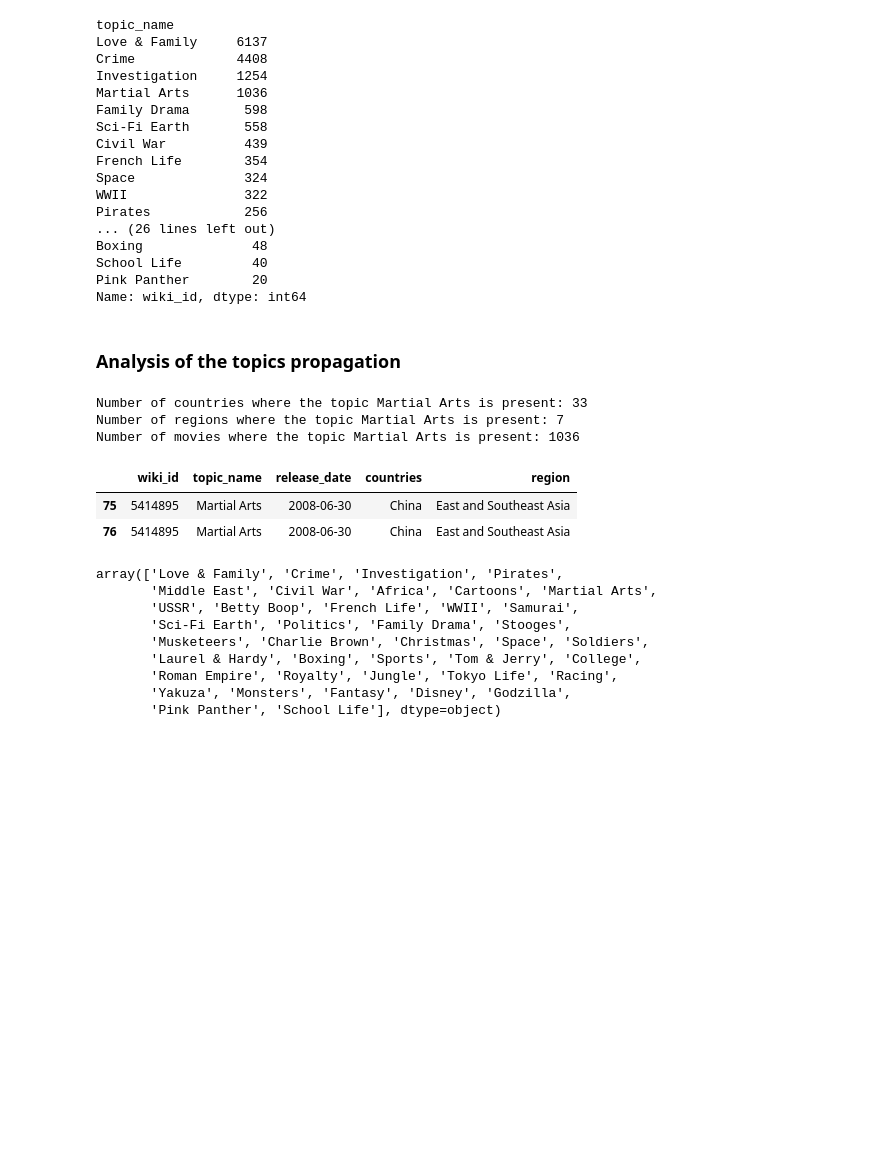
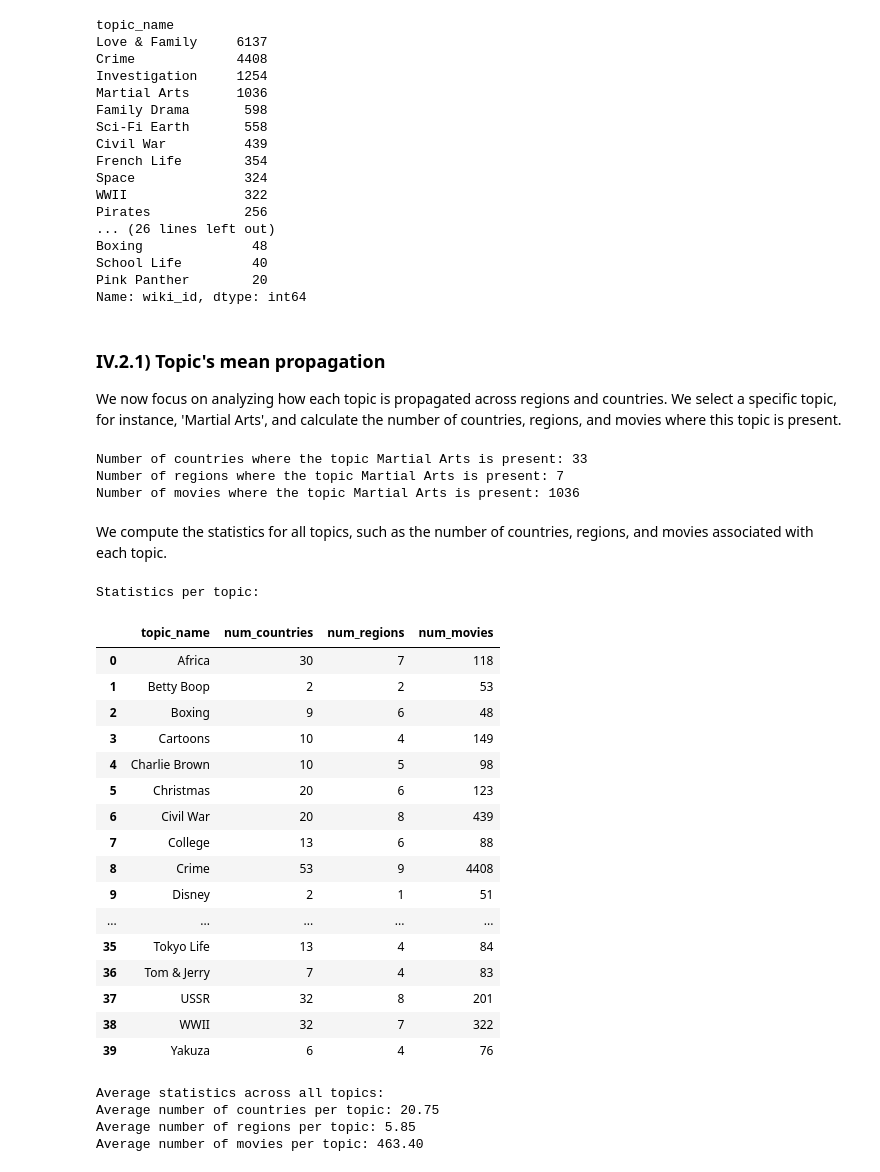
Before and after one commit to epfl-ada/ada-2024-project-teamcsx24, a Jupyter notebook: topicAnaysis.ipynb, the cells around one changed output. Saved outputs shown, nothing was run; the diff lists cells and outputs as text; code cells hidden in the pictures; blank space fills up the shorter version.

```diff
--- a/src/data/topicAnaysis.ipynb
+++ b/topicAnaysis.ipynb
@@ -21,3 +27,0 @@ df_movies_with_topics.head()
-# %%
-df = df_movies_with_topics[['wiki_id','topic_name','release_date','countries','region']]
-df.head()
@@ -62,8 +69,10 @@ Boxing              48
 School Life         40
 Pink Panther        20
 Name: wiki_id, dtype: int64
-# %% [markdown]
-### Analysis of the topics propagation
+# %% [markdown]
+### IV.2.1) Topic's mean propagation
+
+We now focus on analyzing how each topic is propagated across regions and countries. We select a specific topic, for instance, 'Martial Arts', and calculate the number of countries, regions, and movies where this topic is present.
 # %%
 # Select a topic
 topic = 'Martial Arts'
@@ -82,22 +91,50 @@ print(f'Number of movies where the topic {topic} is present: {df_topic["wiki_id"
 Number of countries where the topic Martial Arts is present: 33
 Number of regions where the topic Martial Arts is present: 7
 Number of movies where the topic Martial Arts is present: 1036
-# %%
-df_topic.head(2)
-# %% [output]
-|  | wiki_id | topic_name | release_date | countries | region |
-| 75 | 5414895 | Martial Arts | 2008-06-30 | China | East and Southeast Asia |
-| 76 | 5414895 | Martial Arts | 2008-06-30 | China | East and Southeast Asia |
-# %%
-# List of topics
-df['topic_name'].unique()
-# %% [output]
-array(['Love & Family', 'Crime', 'Investigation', 'Pirates',
-       'Middle East', 'Civil War', 'Africa', 'Cartoons', 'Martial Arts',
-       'USSR', 'Betty Boop', 'French Life', 'WWII', 'Samurai',
-       'Sci-Fi Earth', 'Politics', 'Family Drama', 'Stooges',
-       'Musketeers', 'Charlie Brown', 'Christmas', 'Space', 'Soldiers',
-       'Laurel & Hardy', 'Boxing', 'Sports', 'Tom & Jerry', 'College',
-       'Roman Empire', 'Royalty', 'Jungle', 'Tokyo Life', 'Racing',
-       'Yakuza', 'Monsters', 'Fantasy', 'Disney', 'Godzilla',
-       'Pink Panther', 'School Life'], dtype=object)
+# %% [markdown]
+We compute the statistics for all topics, such as the number of countries, regions, and movies associated with each topic.
+# %%
+topic_stats = df.groupby('topic_name').agg(
+    num_countries=('countries', 'nunique'),
+    num_regions=('region', 'nunique'),
+    num_movies=('wiki_id', 'nunique')
+).reset_index()
+
+# Compute average statistics
+avg_countries = topic_stats['num_countries'].mean()
+avg_regions = topic_stats['num_regions'].mean()
+avg_movies = topic_stats['num_movies'].mean()
+
+# Statistics per topic
+print("Statistics per topic:")
+topic_stats
+# %% [output]
+Statistics per topic:
+|  | topic_name | num_countries | num_regions | num_movies |
+| 0 | Africa | 30 | 7 | 118 |
+| 1 | Betty Boop | 2 | 2 | 53 |
+| 2 | Boxing | 9 | 6 | 48 |
+| 3 | Cartoons | 10 | 4 | 149 |
+| 4 | Charlie Brown | 10 | 5 | 98 |
+| 5 | Christmas | 20 | 6 | 123 |
+| 6 | Civil War | 20 | 8 | 439 |
+| 7 | College | 13 | 6 | 88 |
+| 8 | Crime | 53 | 9 | 4408 |
+| 9 | Disney | 2 | 1 | 51 |
+| ... | ... | ... | ... | ... |
+| 35 | Tokyo Life | 13 | 4 | 84 |
+| 36 | Tom & Jerry | 7 | 4 | 83 |
+| 37 | USSR | 32 | 8 | 201 |
+| 38 | WWII | 32 | 7 | 322 |
+| 39 | Yakuza | 6 | 4 | 76 |
+# %%
+# Average statistics across all topics
+print("Average statistics across all topics:")
+print(f"Average number of countries per topic: {avg_countries:.2f}")
+print(f"Average number of regions per topic: {avg_regions:.2f}")
+print(f"Average number of movies per topic: {avg_movies:.2f}")
+# %% [output]
+Average statistics across all topics:
+Average number of countries per topic: 20.75
+Average number of regions per topic: 5.85
+Average number of movies per topic: 463.40
```
Also changed, not shown: parts of 7 cells of this notebook, 1 other file.
